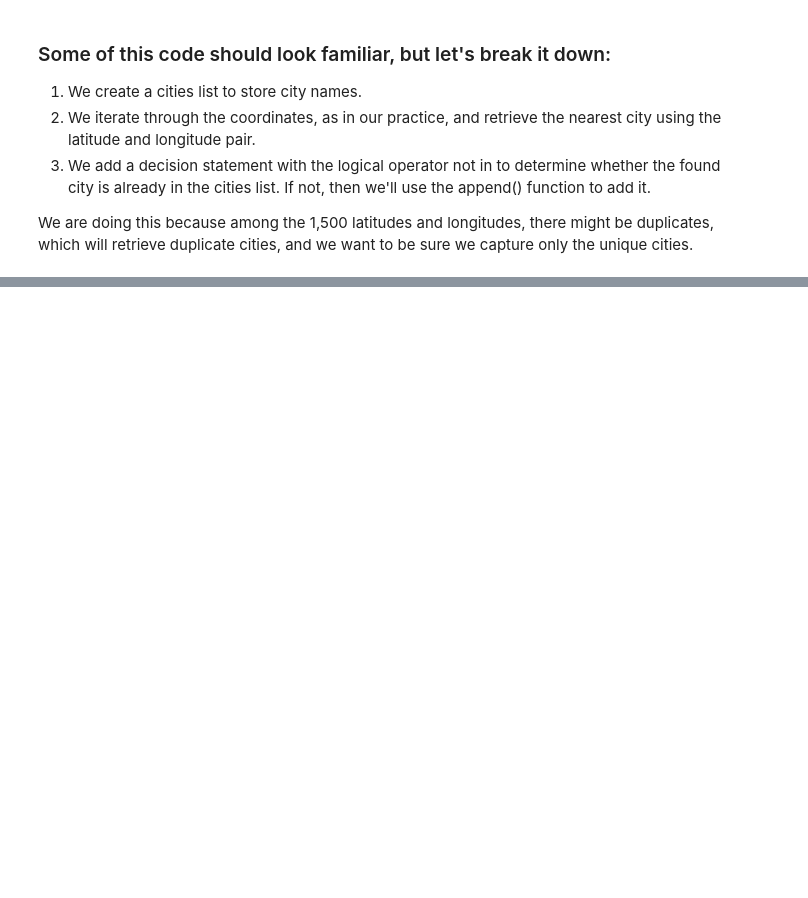
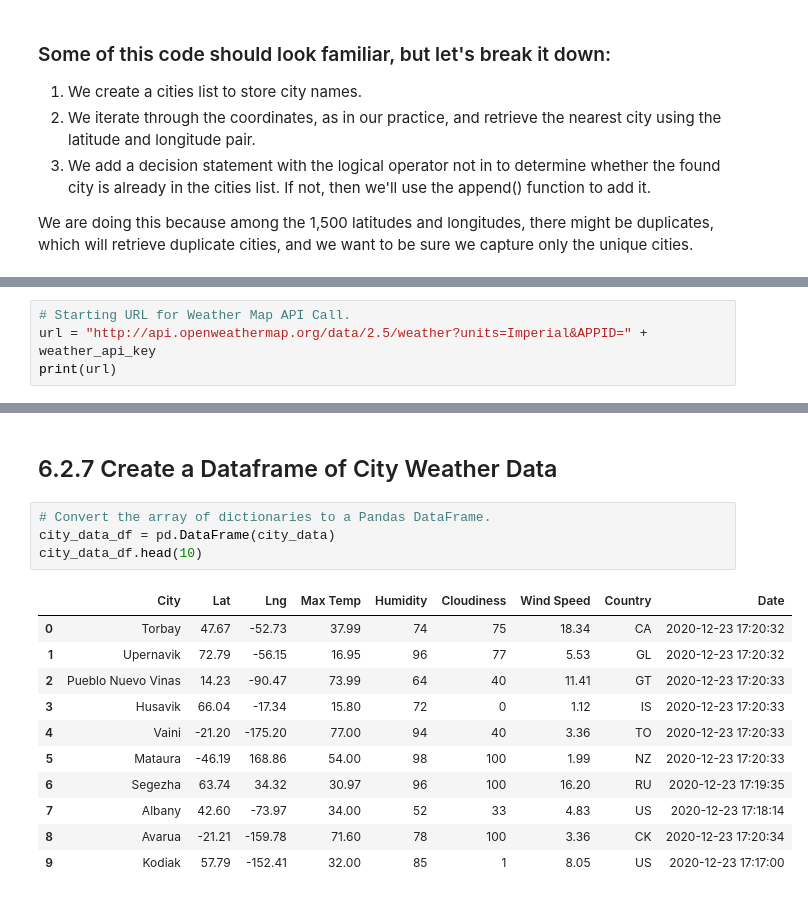
Before and after one commit to a56k/World_Weather_Analysis, a Jupyter notebook: WeatherPy.ipynb, the cells around one changed output, grey strips where cells are left out. Saved outputs shown, nothing was run; the diff lists cells and outputs as text; blank space fills up the shorter version.

Commit message:
weather and config updated

```diff
--- a/WeatherPy.ipynb
+++ b/WeatherPy.ipynb
@@ -99,0 +108,4 @@ We are doing this because among the 1,500 latitudes and longitudes, there might
+# %%
+# Starting URL for Weather Map API Call.
+url = "http://api.openweathermap.org/data/2.5/weather?units=Imperial&APPID=" + weather_api_key
+print(url)
@@ -99,0 +195,18 @@ We are doing this because among the 1,500 latitudes and longitudes, there might
+# %% [markdown]
+## 6.2.7 Create a Dataframe of City Weather Data
+# %%
+# Convert the array of dictionaries to a Pandas DataFrame.
+city_data_df = pd.DataFrame(city_data)
+city_data_df.head(10)
+# %% [output]
+|  | City | Lat | Lng | Max Temp | Humidity | Cloudiness | Wind Speed | Country | Date |
+| 0 | Torbay | 47.67 | -52.73 | 37.99 | 74 | 75 | 18.34 | CA | 2020-12-23 17:20:32 |
+| 1 | Upernavik | 72.79 | -56.15 | 16.95 | 96 | 77 | 5.53 | GL | 2020-12-23 17:20:32 |
+| 2 | Pueblo Nuevo Vinas | 14.23 | -90.47 | 73.99 | 64 | 40 | 11.41 | GT | 2020-12-23 17:20:33 |
+| 3 | Husavik | 66.04 | -17.34 | 15.80 | 72 | 0 | 1.12 | IS | 2020-12-23 17:20:33 |
+| 4 | Vaini | -21.20 | -175.20 | 77.00 | 94 | 40 | 3.36 | TO | 2020-12-23 17:20:33 |
+| 5 | Mataura | -46.19 | 168.86 | 54.00 | 98 | 100 | 1.99 | NZ | 2020-12-23 17:20:33 |
+| 6 | Segezha | 63.74 | 34.32 | 30.97 | 96 | 100 | 16.20 | RU | 2020-12-23 17:19:35 |
+| 7 | Albany | 42.60 | -73.97 | 34.00 | 52 | 33 | 4.83 | US | 2020-12-23 17:18:14 |
+| 8 | Avarua | -21.21 | -159.78 | 71.60 | 78 | 100 | 3.36 | CK | 2020-12-23 17:20:34 |
+| 9 | Kodiak | 57.79 | -152.41 | 32.00 | 85 | 1 | 8.05 | US | 2020-12-23 17:17:00 |
```
Also changed, not shown: parts of 9 cells of this notebook, 1 other file.
